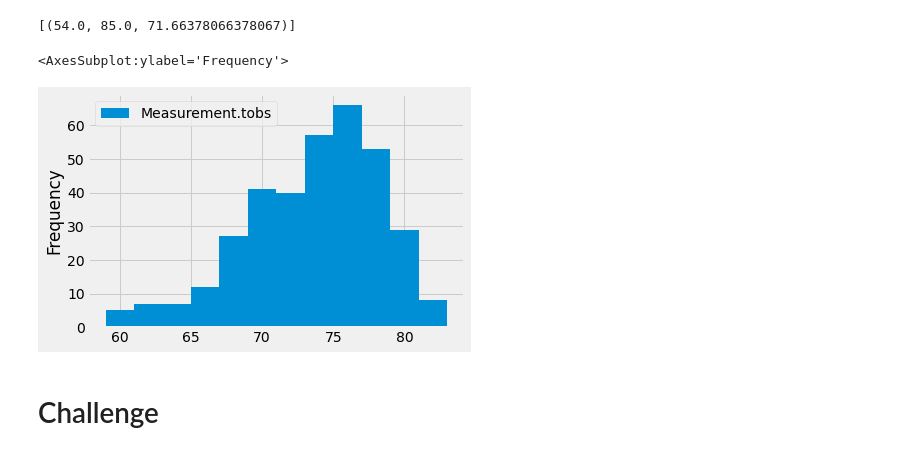
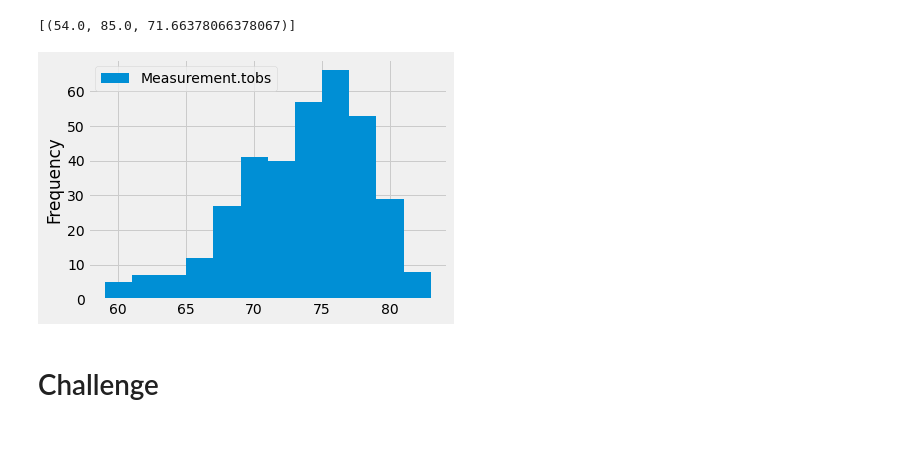
Before and after one commit to mgsrichard/surfs_up, a Jupyter notebook: climate_analysis.ipynb, the cells around one changed output. Saved outputs shown, nothing was run; the diff lists cells and outputs as text; code cells hidden in the pictures.

```diff
--- a/climate_analysis.ipynb
+++ b/climate_analysis.ipynb
@@ -113,23 +113,23 @@ filter(Measurement.station == 'USC00519281').all()
 # %%
 # Choose the station with the highest number of temperature observations.
 
 results = session.query(Measurement.tobs).\
 filter(Measurement.station == 'USC00519281').\
 filter(Measurement.date >= prev_year).all()
 
 #print(results)
 
 # Query the last 12 months of temperature observation data for this station and plot the results as a histogram
 
 
 df = pd.DataFrame(results, columns = ['Measurement.tobs'])
 
 #print(df)
 
 df.plot.hist(bins = 12)
+plt.tight_layout()
 # %% [output]
-<AxesSubplot:ylabel='Frequency'>
-[figure, old version]
+[figure, new version]
 # %%
 # Write a function called `calc_temps` that will accept start date and end date in the format '%Y-%m-%d'
 # and return the minimum, average, and maximum temperatures for that range of dates
```
Also changed, not shown: 2 other files.
